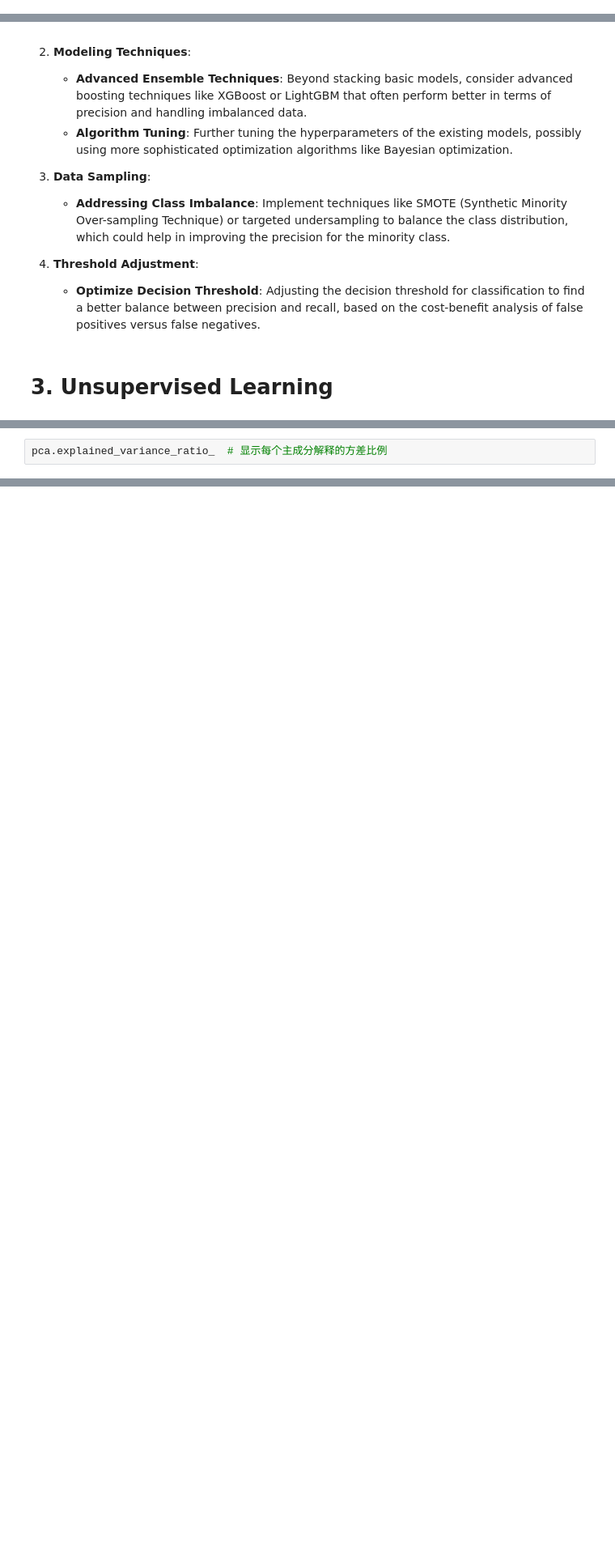
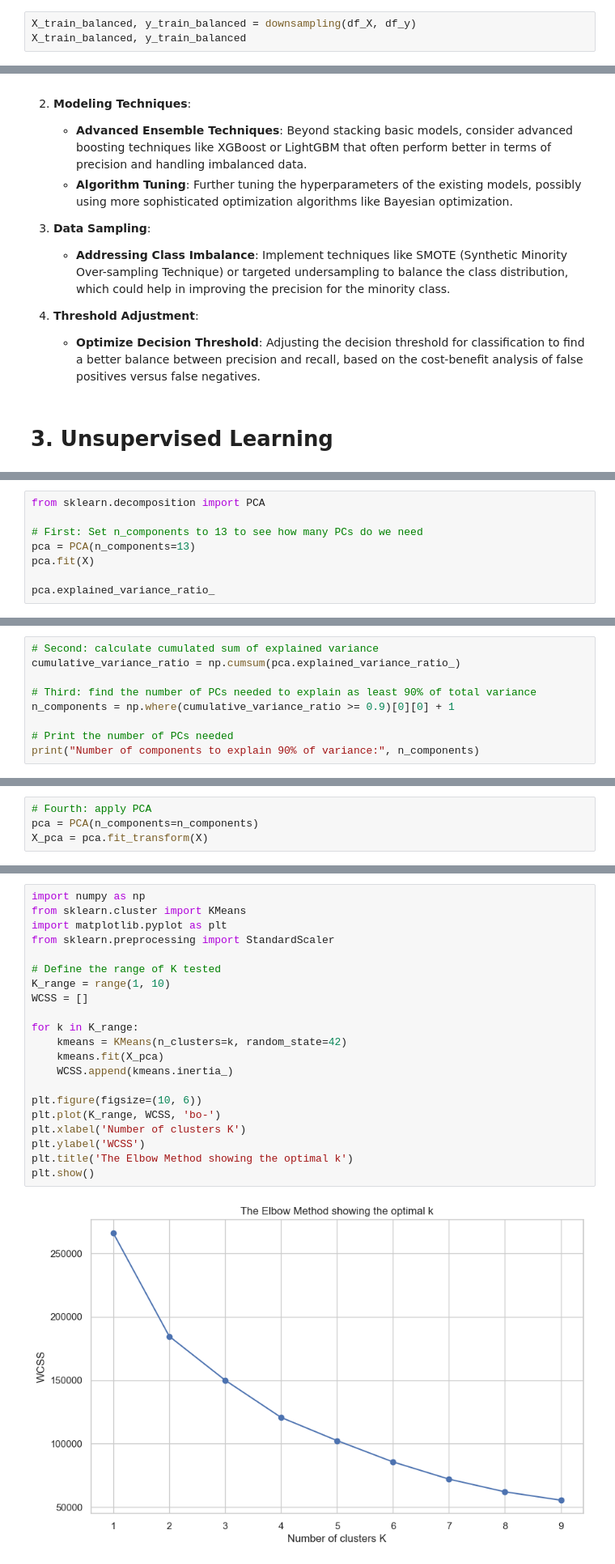
Before and after one commit to MACS-33002/macs-33002-2024s-Mendyhao, a Jupyter notebook: P3_unsupervised.ipynb, the cells around one changed output, grey strips where cells are left out. Shown at 81% size. Saved outputs shown, nothing was run; the diff lists cells and outputs as text; blank space fills up the shorter version.

```diff
--- a/P3_unsupervised.ipynb
+++ b/P3_unsupervised.ipynb
@@ -684,0 +722,3 @@ As seen from EDA, only roughly 20% of observations are labeled as positive for t
+# %%
+X_train_balanced, y_train_balanced = downsampling(df_X, df_y)
+X_train_balanced, y_train_balanced
@@ -1266,0 +1386,8 @@ X.values[0], X_pca[0]  # 显示原始数据的第一个样本和它在PCA空间
+# %%
+from sklearn.decomposition import PCA
+
+# First: Set n_components to 13 to see how many PCs do we need
+pca = PCA(n_components=13)
+pca.fit(X)
+
+pca.explained_variance_ratio_
@@ -1267,3 +1399,10 @@ X.values[0], X_pca[0]  # 显示原始数据的第一个样本和它在PCA空间
 # %%
-pca.explained_variance_ratio_  # 显示每个主成分解释的方差比例
+# Second: calculate cumulated sum of explained variance
+cumulative_variance_ratio = np.cumsum(pca.explained_variance_ratio_)
+
+# Third: find the number of PCs needed to explain as least 90% of total variance
+n_components = np.where(cumulative_variance_ratio >= 0.9)[0][0] + 1
+
+# Print the number of PCs needed
+print("Number of components to explain 90% of variance:", n_components)
 # %% [output]
@@ -1277 +1410,5 @@ array([0.27639931, 0.20989005, 0.14084553, 0.12663843, 0.10355763,
+# %%
+# Fourth: apply PCA
+pca = PCA(n_components=n_components)
+X_pca = pca.fit_transform(X)
 # %%
@@ -1375,0 +1428,23 @@ plt.show()
+# %%
+import numpy as np
+from sklearn.cluster import KMeans
+import matplotlib.pyplot as plt
+from sklearn.preprocessing import StandardScaler
+
+# Define the range of K tested
+K_range = range(1, 10)
+WCSS = []
+
+for k in K_range:
+    kmeans = KMeans(n_clusters=k, random_state=42)
+    kmeans.fit(X_pca)
+    WCSS.append(kmeans.inertia_)
+
+plt.figure(figsize=(10, 6))
+plt.plot(K_range, WCSS, 'bo-')
+plt.xlabel('Number of clusters K')
+plt.ylabel('WCSS')
+plt.title('The Elbow Method showing the optimal k')
+plt.show()
+# %% [output]
+[figure, added]
```
Also changed, not shown: parts of 42 cells of this notebook.
